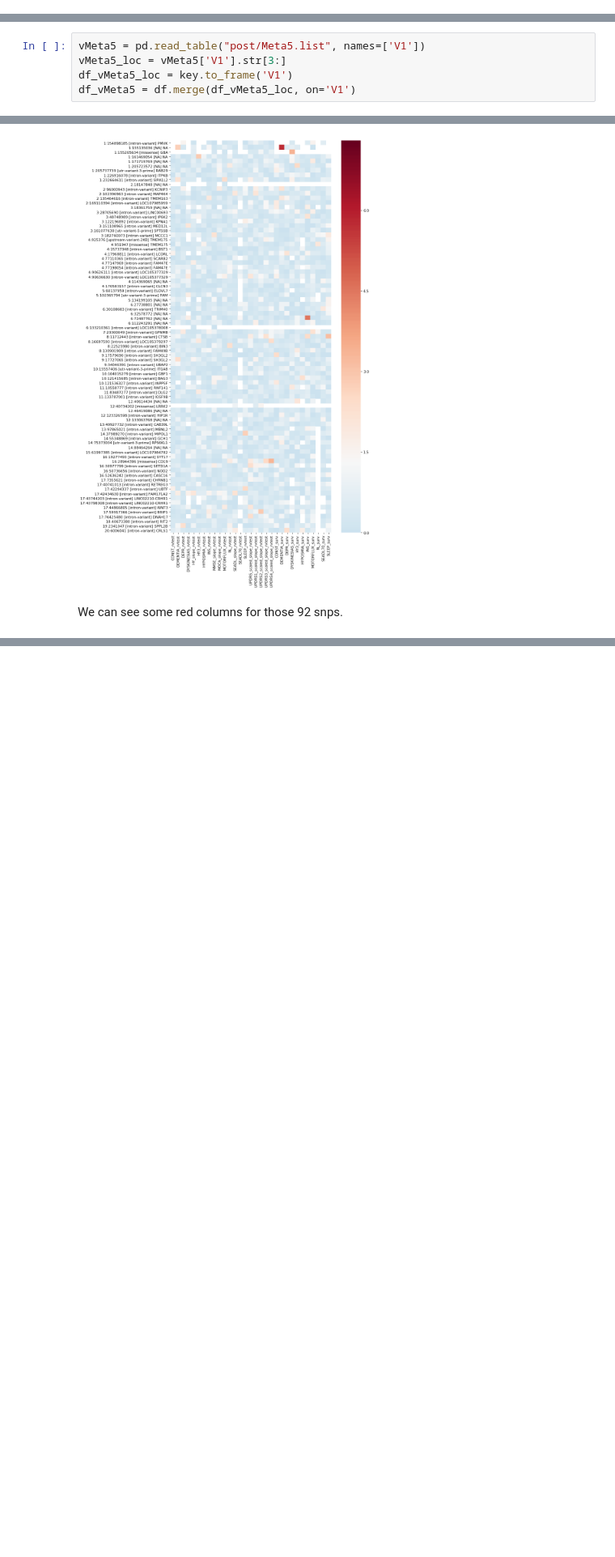
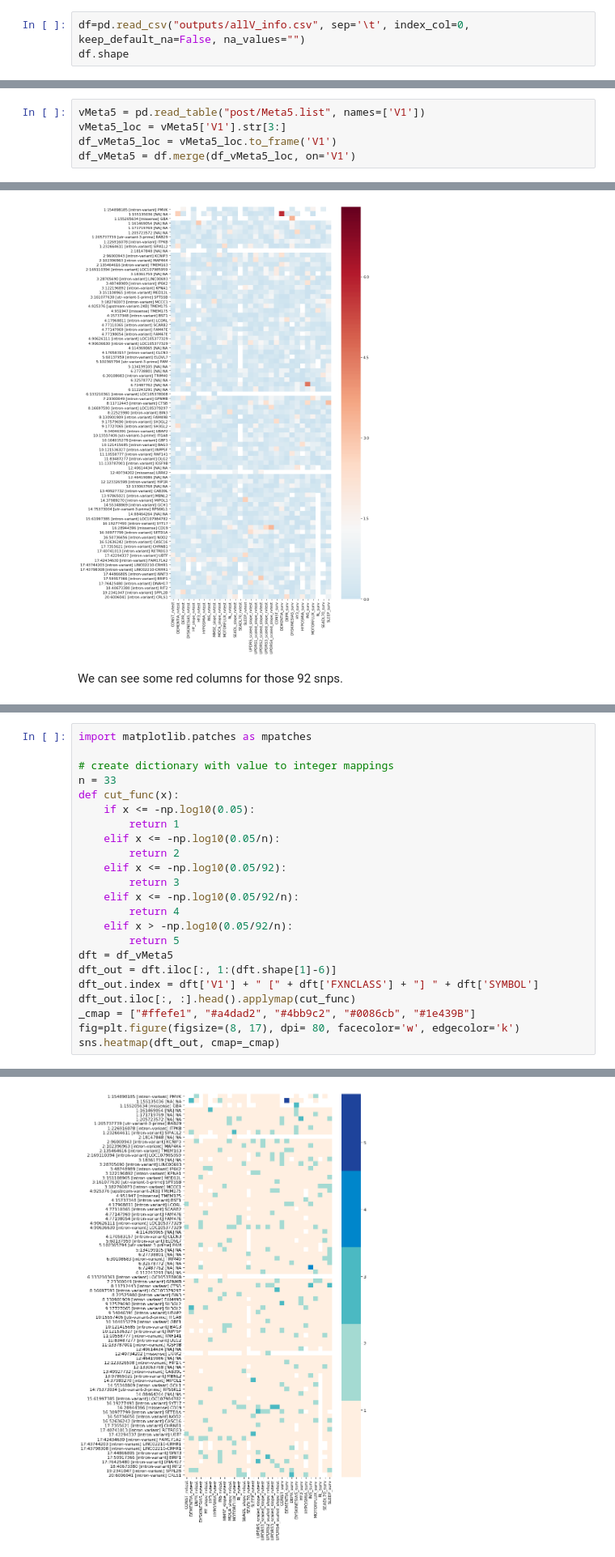
Before and after one commit to hirotaka-i/phenoGWAS, a Jupyter notebook: PostAnalysisScript.ipynb, the cells around one changed output, grey strips where cells are left out. Shown at 81% size. Drawn from its saved outputs; the diff is of its cells as text; blank space fills up the shorter version.

```diff
--- a/PostAnalysisScript.ipynb
+++ b/PostAnalysisScript.ipynb
@@ -174,3 +175,6 @@ forIdx = data2["V1"].str.split(":", expand=True).applymap(int).sort_values(by=[0
 df = data2.reindex(forIdx.index)
 df.head()
 df.to_csv("outputs/allV_info.csv", sep='\t')
+# %%
+df=pd.read_csv("outputs/allV_info.csv", sep='\t', index_col=0, keep_default_na=False, na_values="")
+df.shape
@@ -220,7 +224,7 @@ sns.heatmap(dft_out,cmap='RdBu_r', vmin=0, center=1.301, vmax=7.301)
 # %%
 vMeta5 = pd.read_table("post/Meta5.list", names=['V1'])
 vMeta5_loc = vMeta5['V1'].str[3:]
-df_vMeta5_loc = key.to_frame('V1')
+df_vMeta5_loc = vMeta5_loc.to_frame('V1')
 df_vMeta5 = df.merge(df_vMeta5_loc, on='V1')
 # %%
 dft = df_vMeta5
@@ -236,0 +257,24 @@ We can see some red columns for those 92 snps.
+# %%
+import matplotlib.patches as mpatches
+
+# create dictionary with value to integer mappings
+n = 33
+def cut_func(x):
+    if x <= -np.log10(0.05):
+        return 1
+    elif x <= -np.log10(0.05/n):
+        return 2
+    elif x <= -np.log10(0.05/92):
+        return 3
+    elif x <= -np.log10(0.05/92/n):
+        return 4
+    elif x > -np.log10(0.05/92/n):
+        return 5
+dft = df_vMeta5
+dft_out = dft.iloc[:, 1:(dft.shape[1]-6)]
+dft_out.index = dft['V1'] + " [" + dft['FXNCLASS'] + "] " + dft['SYMBOL']
+dft_out.iloc[:, :].head().applymap(cut_func)
+_cmap = ["#ffefe1", "#a4dad2", "#4bb9c2", "#0086cb", "#1e439B"]
+fig=plt.figure(figsize=(8, 17), dpi= 80, facecolor='w', edgecolor='k')
+sns.heatmap(dft_out, cmap=_cmap)
+# %% [output]
@@ -236,0 +282 @@ We can see some red columns for those 92 snps.
+[figure, added]
```
Also changed, not shown: parts of 7 cells of this notebook, 1 other file.
